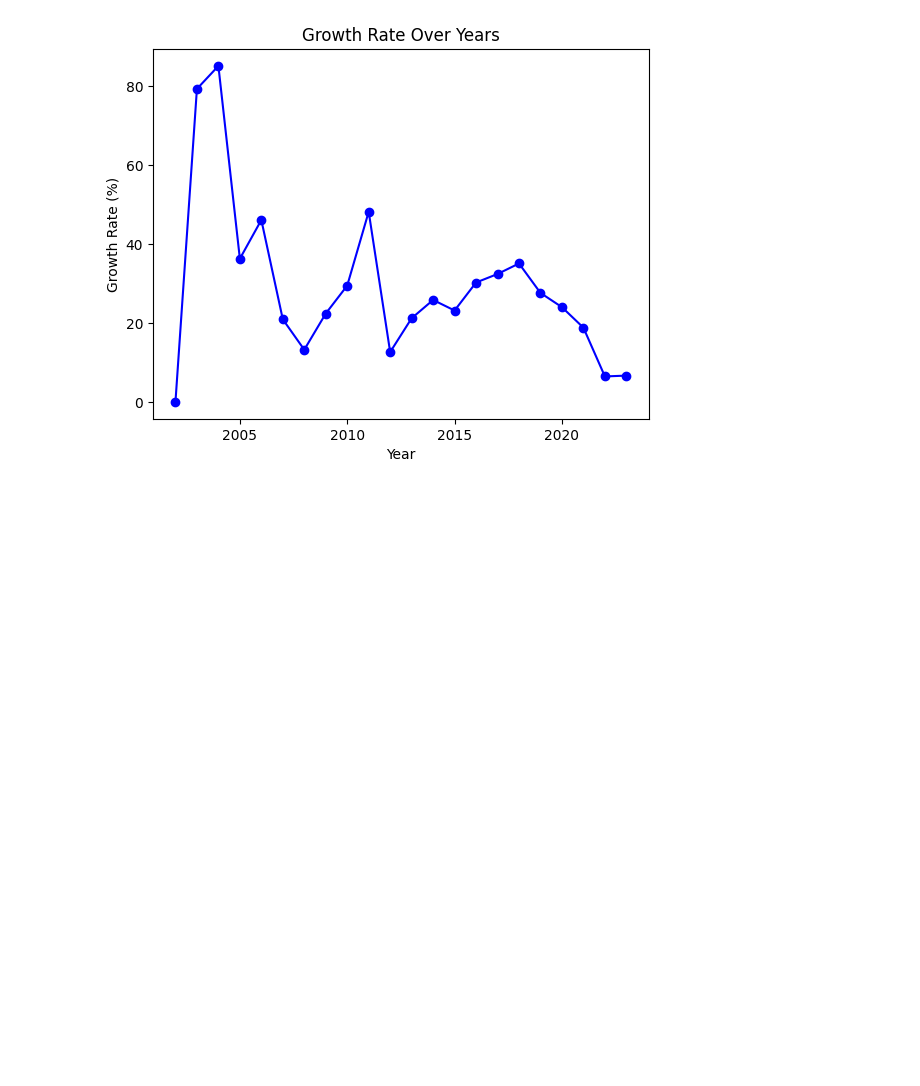
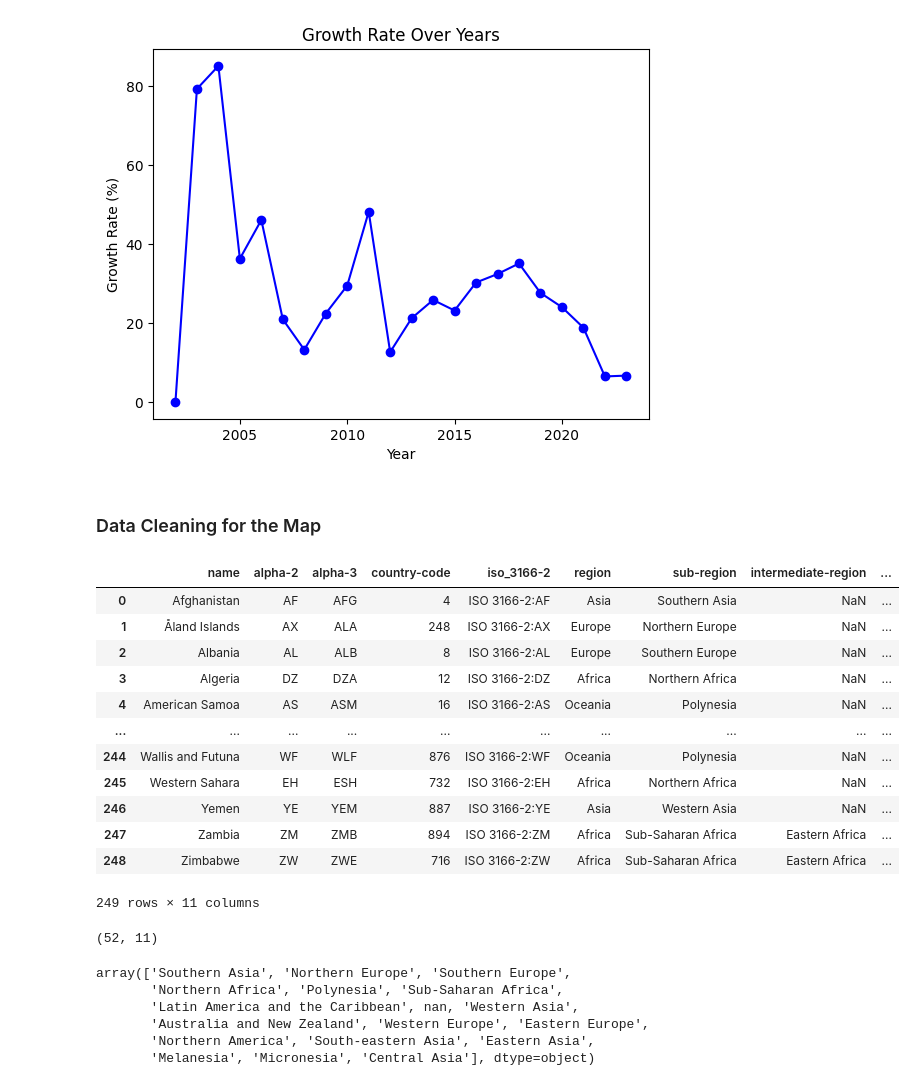
Before and after one commit to junyuelin/netflix_visualization, a Jupyter notebook: data_cleaning.ipynb, the cells around one changed output. Drawn from its saved outputs; the diff is of its cells as text; code cells hidden in the pictures; blank space fills up the shorter version.

```diff
--- a/data_cleaning.ipynb
+++ b/data_cleaning.ipynb
@@ -75,3 +77,35 @@ plt.ylabel('Growth Rate (%)')
 # %% [output]
 Text(0, 0.5, 'Growth Rate (%)')
 [figure]
+# %% [markdown]
+### Data Cleaning for the Map
+# %%
+maps = pd.read_csv('netflix static/expansion/countries.csv')
+maps
+# %% [output]
+|  | name | alpha-2 | alpha-3 | country-code | iso_3166-2 | region | sub-region | intermediate-region | ... |
+| 0 | Afghanistan | AF | AFG | 4 | ISO 3166-2:AF | Asia | Southern Asia | NaN | ... |
+| 1 | Åland Islands | AX | ALA | 248 | ISO 3166-2:AX | Europe | Northern Europe | NaN | ... |
+| 2 | Albania | AL | ALB | 8 | ISO 3166-2:AL | Europe | Southern Europe | NaN | ... |
+| 3 | Algeria | DZ | DZA | 12 | ISO 3166-2:DZ | Africa | Northern Africa | NaN | ... |
+| 4 | American Samoa | AS | ASM | 16 | ISO 3166-2:AS | Oceania | Polynesia | NaN | ... |
+| ... | ... | ... | ... | ... | ... | ... | ... | ... | ... |
+| 244 | Wallis and Futuna | WF | WLF | 876 | ISO 3166-2:WF | Oceania | Polynesia | NaN | ... |
+| 245 | Western Sahara | EH | ESH | 732 | ISO 3166-2:EH | Africa | Northern Africa | NaN | ... |
+| 246 | Yemen | YE | YEM | 887 | ISO 3166-2:YE | Asia | Western Asia | NaN | ... |
+| 247 | Zambia | ZM | ZMB | 894 | ISO 3166-2:ZM | Africa | Sub-Saharan Africa | Eastern Africa | ... |
+| 248 | Zimbabwe | ZW | ZWE | 716 | ISO 3166-2:ZW | Africa | Sub-Saharan Africa | Eastern Africa | ... |
+249 rows × 11 columns
+# %%
+maps[maps['sub-region'] == 'Latin America and the Caribbean'].shape
+# %% [output]
+(52, 11)
+# %%
+maps['sub-region'].unique()
+# %% [output]
+array(['Southern Asia', 'Northern Europe', 'Southern Europe',
+       'Northern Africa', 'Polynesia', 'Sub-Saharan Africa',
+       'Latin America and the Caribbean', nan, 'Western Asia',
+       'Australia and New Zealand', 'Western Europe', 'Eastern Europe',
+       'Northern America', 'South-eastern Asia', 'Eastern Asia',
+       'Melanesia', 'Micronesia', 'Central Asia'], dtype=object)
```
Also changed, not shown: parts of 16 cells of this notebook, 3 other files.
